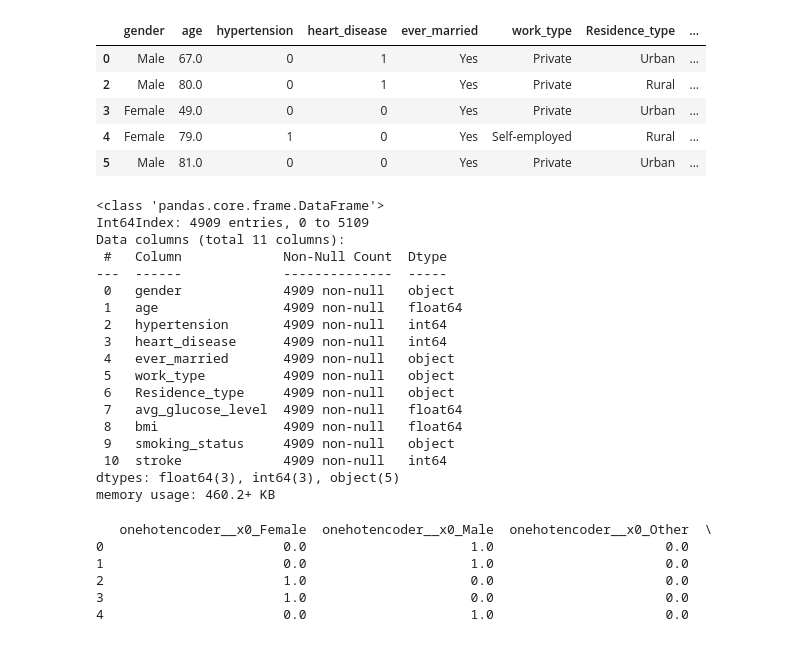
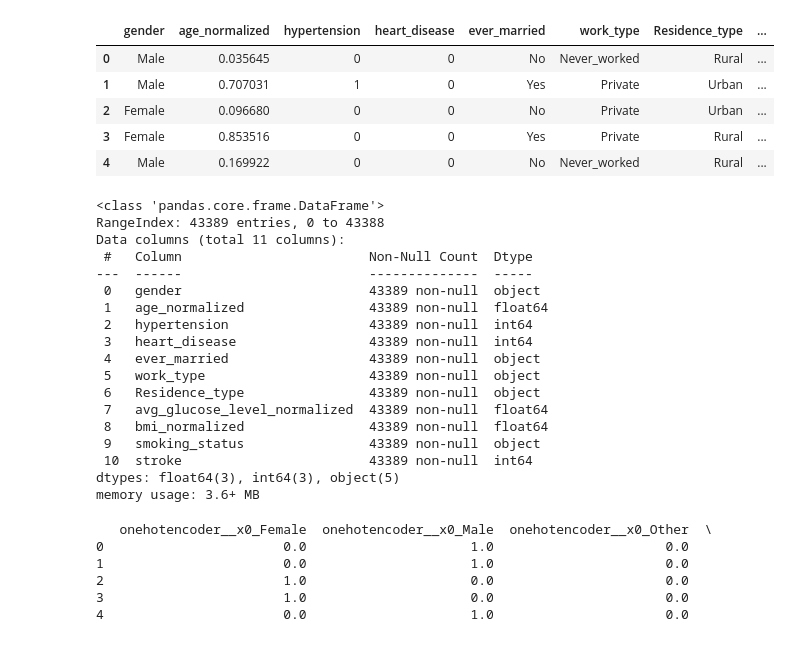
Before and after one commit to sadayas/strokerisks, a Jupyter notebook: scaleandmachinelearn-Copy1.ipynb, the cells around one changed output. Drawn from its saved outputs; the diff is of its cells as text; code cells hidden in the pictures.

```diff
--- a/scaleandmachinelearn.ipynb
+++ b/scaleandmachinelearn-Copy1.ipynb
@@ -11,4 +12,4 @@ from sklearn.preprocessing import OneHotEncoder
 import pandas as pd
 import tensorflow as tf
 # %%
-ohdf = pd.read_csv("Datasets/healthcare-dataset-stroke-data.csv")
+stroketrain = pd.read_csv("Datasets/train_stroke_data_cleaned.csv")
@@ -48,36 +29,36 @@ ohdf
 # %%
-oh2df = ohdf[['gender', 'age', 'hypertension', 'heart_disease', 'ever_married', 'work_type',
-              'Residence_type','avg_glucose_level', 'bmi', 'smoking_status', 'stroke']]
+traindf = stroketrain[['gender', 'age_normalized', 'hypertension', 'heart_disease', 'ever_married', 'work_type',
+              'Residence_type','avg_glucose_level_normalized', 'bmi_normalized', 'smoking_status', 'stroke']]
 # %%
-oh2df.head()
+traindf.head()
 # %% [output]
-|  | gender | age | hypertension | heart_disease | ever_married | work_type | Residence_type | ... |
-| 0 | Male | 67.0 | 0 | 1 | Yes | Private | Urban | ... |
-| 2 | Male | 80.0 | 0 | 1 | Yes | Private | Rural | ... |
-| 3 | Female | 49.0 | 0 | 0 | Yes | Private | Urban | ... |
-| 4 | Female | 79.0 | 1 | 0 | Yes | Self-employed | Rural | ... |
-| 5 | Male | 81.0 | 0 | 0 | Yes | Private | Urban | ... |
+|  | gender | age_normalized | hypertension | heart_disease | ever_married | work_type | Residence_type | ... |
+| 0 | Male | 0.035645 | 0 | 0 | No | Never_worked | Rural | ... |
+| 1 | Male | 0.707031 | 1 | 0 | Yes | Private | Urban | ... |
+| 2 | Female | 0.096680 | 0 | 0 | No | Private | Urban | ... |
+| 3 | Female | 0.853516 | 0 | 0 | Yes | Private | Rural | ... |
+| 4 | Male | 0.169922 | 0 | 0 | No | Never_worked | Rural | ... |
 # %%
-oh2df.info()
+traindf.info()
 # %% [output]
 <class 'pandas.core.frame.DataFrame'>
-Int64Index: 4909 entries, 0 to 5109
+RangeIndex: 43389 entries, 0 to 43388
 Data columns (total 11 columns):
- #   Column             Non-Null Count  Dtype
----  ------             --------------  -----
- 0   gender             4909 non-null   object
- 1   age                4909 non-null   float64
- 2   hypertension       4909 non-null   int64
- 3   heart_disease      4909 non-null   int64
- 4   ever_married       4909 non-null   object
- 5   work_type          4909 non-null   object
- 6   Residence_type     4909 non-null   object
- 7   avg_glucose_level  4909 non-null   float64
- 8   bmi                4909 non-null   float64
- 9   smoking_status     4909 non-null   object
- 10  stroke             4909 non-null   int64
+ #   Column                        Non-Null Count  Dtype
+---  ------                        --------------  -----
+ 0   gender                        43389 non-null  object
+ 1   age_normalized                43389 non-null  float64
+ 2   hypertension                  43389 non-null  int64
+ 3   heart_disease                 43389 non-null  int64
+ 4   ever_married                  43389 non-null  object
+ 5   work_type                     43389 non-null  object
+ 6   Residence_type                43389 non-null  object
+ 7   avg_glucose_level_normalized  43389 non-null  float64
+ 8   bmi_normalized                43389 non-null  float64
+ 9   smoking_status                43389 non-null  object
+ 10  stroke                        43389 non-null  int64
 dtypes: float64(3), int64(3), object(5)
-memory usage: 460.2+ KB
+memory usage: 3.6+ MB
 # %%
 transformer = make_column_transformer(
     (OneHotEncoder(), ['gender', 'ever_married', 'work_type',
```
Also changed, not shown: parts of 18 cells of this notebook, 1 other file.
